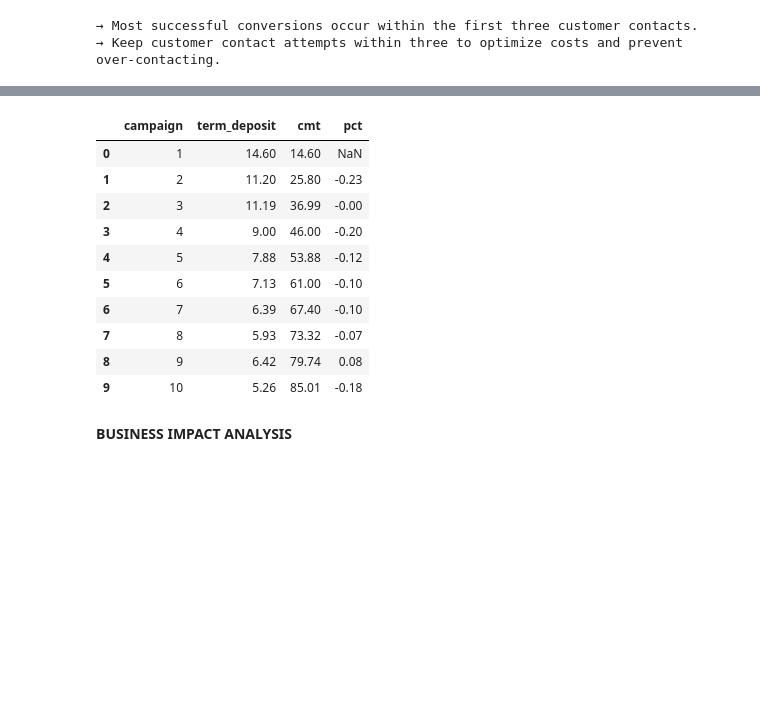
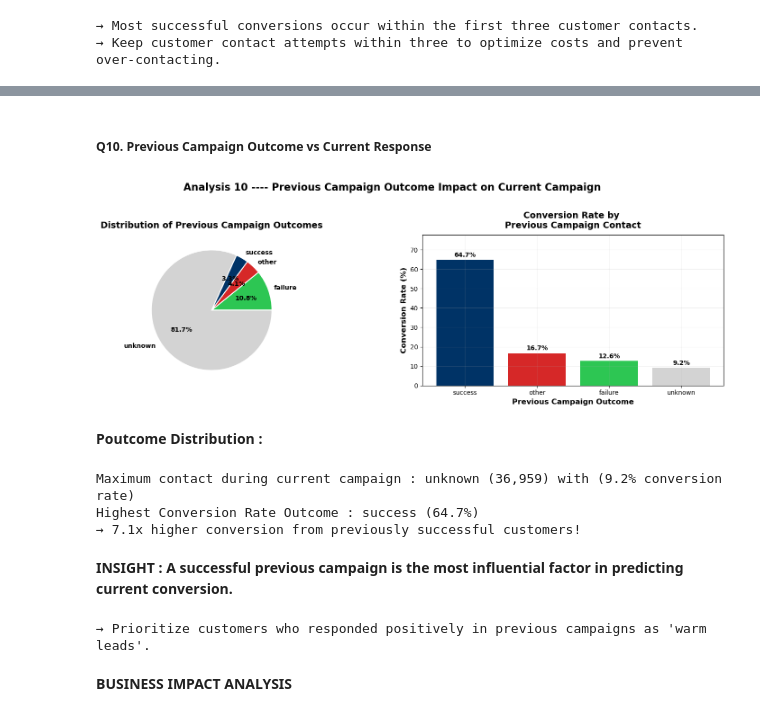
Before and after one commit to annugit1655/Bank-TeleMarketing, a Jupyter notebook: notebooks/02-bivariate-correlation-analysis.ipynb, the cells around one changed output, grey strips where cells are left out. Cells and saved outputs as stored; diff of their text form; code cells hidden in the pictures; blank space fills up the shorter version.

Commit message:
'poutcome_analysis'

```diff
--- a/notebooks/02-bivariate-correlation-analysis.ipynb
+++ b/notebooks/02-bivariate-correlation-analysis.ipynb
@@ -925,20 +920,65 @@ campaign_success['success_rate'].max()
-# %%
-h = campaign_subscription[:10].reset_index()
-h = h.assign(cmt=h['term_deposit'].cumsum())
-h = h.assign(pct=h['term_deposit'].pct_change())
-h
-# %% [output]
-|  | campaign | term_deposit | cmt | pct |
-| 0 | 1 | 14.60 | 14.60 | NaN |
-| 1 | 2 | 11.20 | 25.80 | -0.23 |
-| 2 | 3 | 11.19 | 36.99 | -0.00 |
-| 3 | 4 | 9.00 | 46.00 | -0.20 |
-| 4 | 5 | 7.88 | 53.88 | -0.12 |
-| 5 | 6 | 7.13 | 61.00 | -0.10 |
-| 6 | 7 | 6.39 | 67.40 | -0.10 |
-| 7 | 8 | 5.93 | 73.32 | -0.07 |
-| 8 | 9 | 6.42 | 79.74 | 0.08 |
-| 9 | 10 | 5.26 | 85.01 | -0.18 |
+# %% [markdown]
+##### __Q10. Previous Campaign Outcome vs Current Response__
+# %%
+# _____Q10. Previous Campaign Outcome vs Current Response___________________________________________________________
+poutcome_success = data.groupby('poutcome')['term_deposit'].value_counts().unstack(fill_value=0)
+poutcome_success = poutcome_success.assign(total=poutcome_success.sum(axis=1))
+poutcome_success = poutcome_success.assign(success_rate = (100 * poutcome_success['yes']/poutcome_success['total']))
+
+# Visualization
+fig, ax = plt.subplots(ncols=2, figsize=(15, 5))
+#---------------- Left: Pie Chart of Poutcome ------------------------------------------------------------------
+ax[0].pie(poutcome_success['total'], labels=poutcome_success.index,
+          autopct='%1.1f%%',colors=['#2dc653', '#d62828', '#003366', 'lightgray'],
+          #startangle=90, shadow=True,
+          wedgeprops={'edgecolor':'white', 'lw':1.5},
+          textprops={'fontsize':10, 'weight':'bold', 'color':'k'})
+
+ax[0].set_title('Distribution of Previous Campaign Outcomes', fontsize=14, fontweight='bold', y=1.02)
+
+#----------------- Right: Conversion Rate --------------------------------------------------------------------------
+poutcome_conv = poutcome_success.sort_values(by='success_rate', ascending=False)
+outcome_colors = {'success':'#003366', 'unknown':'lightgray', 'failure':'#2dc653', 'other':'#d62828'}
+bar_colors = [outcome_colors.get(o, '#4a90d9') for o in poutcome_conv.index]
+ax[1].bar(poutcome_conv.index, poutcome_conv['success_rate'],
+           color=bar_colors)
+
+# Annotate the bar
+for i, val in enumerate(poutcome_conv['success_rate']):
+    ax[1].text(i, val+1.5, f"{val:.1f}%", ha='center', fontsize=10, fontweight='bold')
+
+ax[1].set_title("Conversion Rate by \nPrevious Campaign Contact", fontsize=14, fontweight='bold', y=1.02)
+ax[1].set_xlabel("Previous Campaign Outcome", fontsize=12, fontweight='bold')
+ax[1].set_ylabel('Conversion Rate (%)', fontsize=12, fontweight='bold')
+ax[1].set_ylim(0, poutcome_success['success_rate'].max() * 1.2)
+ax[1].grid(True, alpha=0.2)
+
+fig.suptitle("Analysis 10 ---- Previous Campaign Outcome Impact on Current Campaign", fontsize=16, fontweight='bold', y=1.02)
+
+plt.tight_layout()
+plt.subplots_adjust(wspace=0.2)
+plt.show()
+
+current_max_contact = poutcome_success['total'].idxmax()
+current_contact_outcome = poutcome_success['total'].max()
+current_conversion_rate = poutcome_success.loc[poutcome_success.index == poutcome_success['total'].idxmax(), 'success_rate'].values[0]
+max_conversion_outcome = poutcome_success['success_rate'].idxmax()
+max_conversion_rate = poutcome_success['success_rate'].max()
+
+display_md("**Poutcome Distribution :**")
+print(f"Maximum contact during current campaign : {current_max_contact} ({current_contact_outcome:,}) with ({current_conversion_rate:.1f}% conversion rate)")
+print(f"Highest Conversion Rate Outcome : {max_conversion_outcome} ({max_conversion_rate:.1f}%)")
+print(f"→ {max_conversion_rate/current_conversion_rate:.1f}x higher conversion from previously successful customers!")
+display_md(f"**INSIGHT : A successful previous campaign is the most influential factor in predicting current conversion.**")
+print("→ Prioritize customers who responded positively in previous campaigns as 'warm leads'.")
+# %% [output]
+[figure, added]
+**Poutcome Distribution :**
+Maximum contact during current campaign : unknown (36,959) with (9.2% conversion rate)
+Highest Conversion Rate Outcome : success (64.7%)
+→ 7.1x higher conversion from previously successful customers!
+**INSIGHT : A successful previous campaign is the most influential factor in predicting current conversion.**
+→ Prioritize customers who responded positively in previous campaigns as 'warm leads'.
 # %%
 # compute business impact metrics
 display_md("**BUSINESS IMPACT ANALYSIS**")
```
Also changed, not shown: parts of 1 cell of this notebook.
